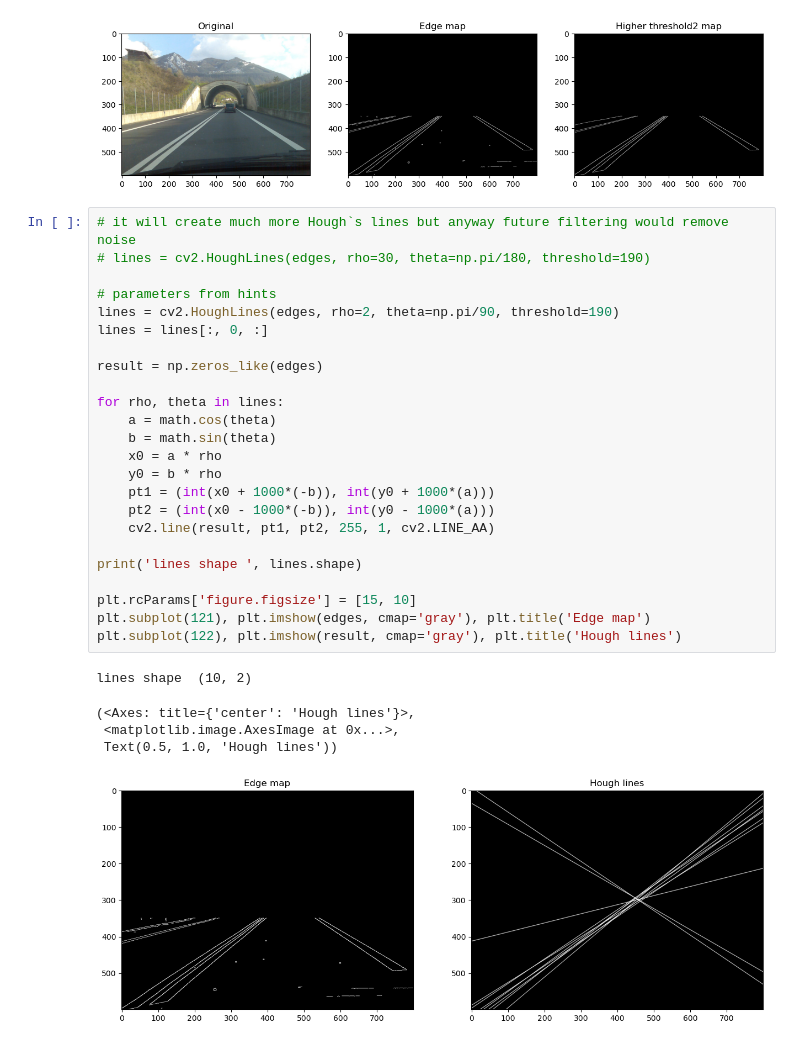
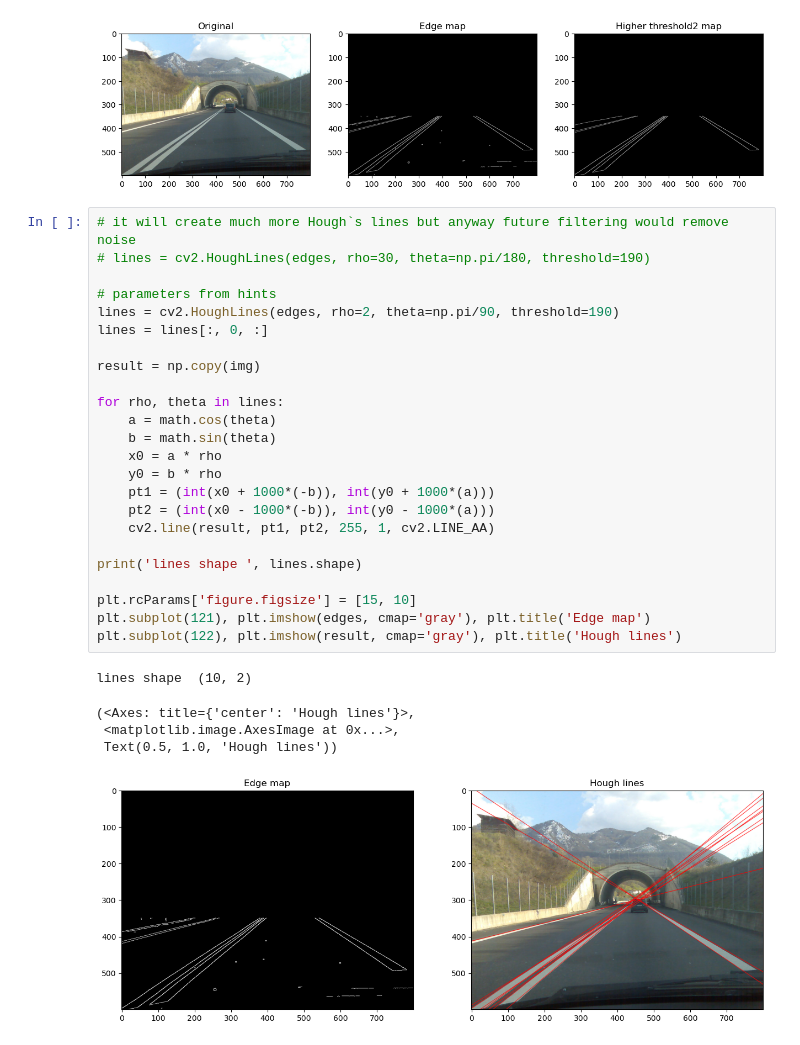
Before and after one commit to ivaniv993/CV, a Jupyter notebook: lesson_4/lesson_4.ipynb, the cells around one changed output. Drawn from its saved outputs; the diff is of its cells as text.

```diff
--- a/lesson_4/lesson_4.ipynb
+++ b/lesson_4/lesson_4.ipynb
@@ -39,33 +39,33 @@ plt.show()
 # %%
 # it will create much more Hough`s lines but anyway future filtering would remove noise
 # lines = cv2.HoughLines(edges, rho=30, theta=np.pi/180, threshold=190)
 
 # parameters from hints
 lines = cv2.HoughLines(edges, rho=2, theta=np.pi/90, threshold=190)
 lines = lines[:, 0, :]
 
-result = np.zeros_like(edges)
+result = np.copy(img)
 
 for rho, theta in lines:
     a = math.cos(theta)
     b = math.sin(theta)
     x0 = a * rho
     y0 = b * rho
     pt1 = (int(x0 + 1000*(-b)), int(y0 + 1000*(a)))
     pt2 = (int(x0 - 1000*(-b)), int(y0 - 1000*(a)))
     cv2.line(result, pt1, pt2, 255, 1, cv2.LINE_AA)
 
 print('lines shape ', lines.shape)
 
 plt.rcParams['figure.figsize'] = [15, 10]
 plt.subplot(121), plt.imshow(edges, cmap='gray'), plt.title('Edge map')
 plt.subplot(122), plt.imshow(result, cmap='gray'), plt.title('Hough lines')
 # %% [output]
 lines shape  (10, 2)
 (<Axes: title={'center': 'Hough lines'}>,
  <matplotlib.image.AxesImage at 0x...>,
  Text(0.5, 1.0, 'Hough lines'))
-[figure, old version]
+[figure, new version]
 # %%
 print('before filtering : ', lines.shape)
 
```
Also changed, not shown: parts of 2 cells of this notebook.
